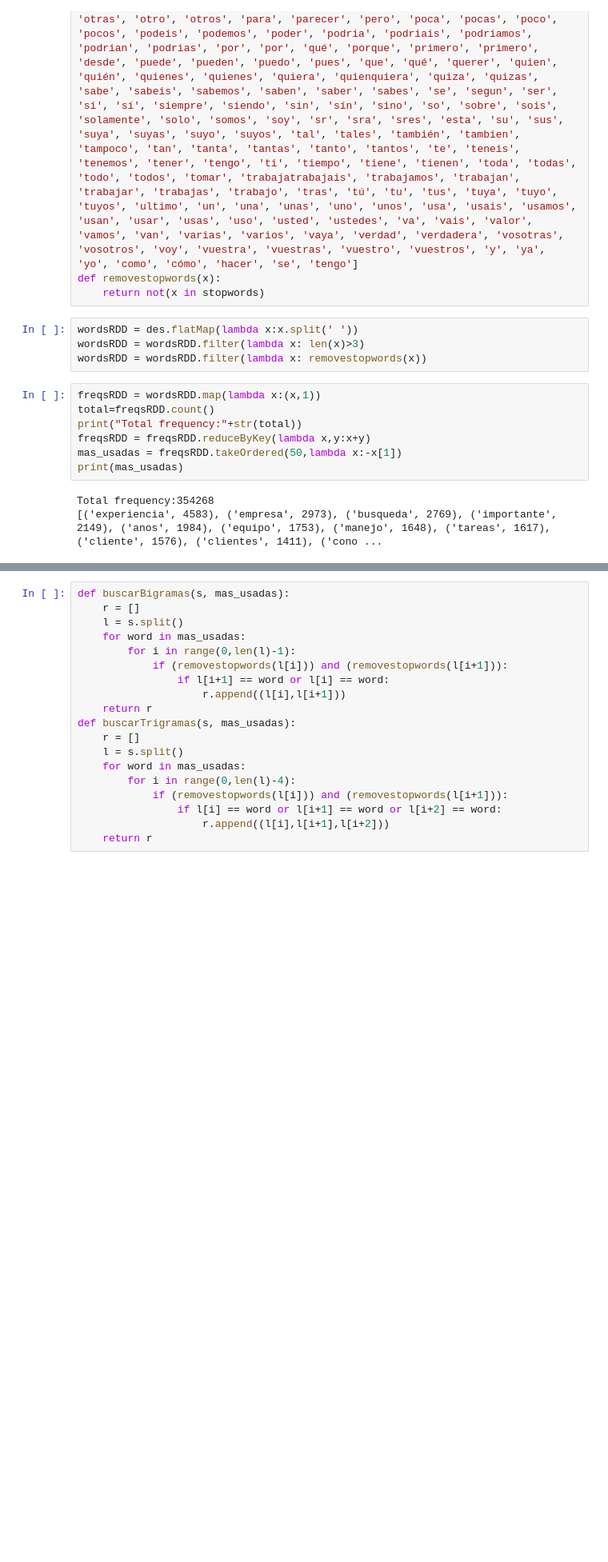
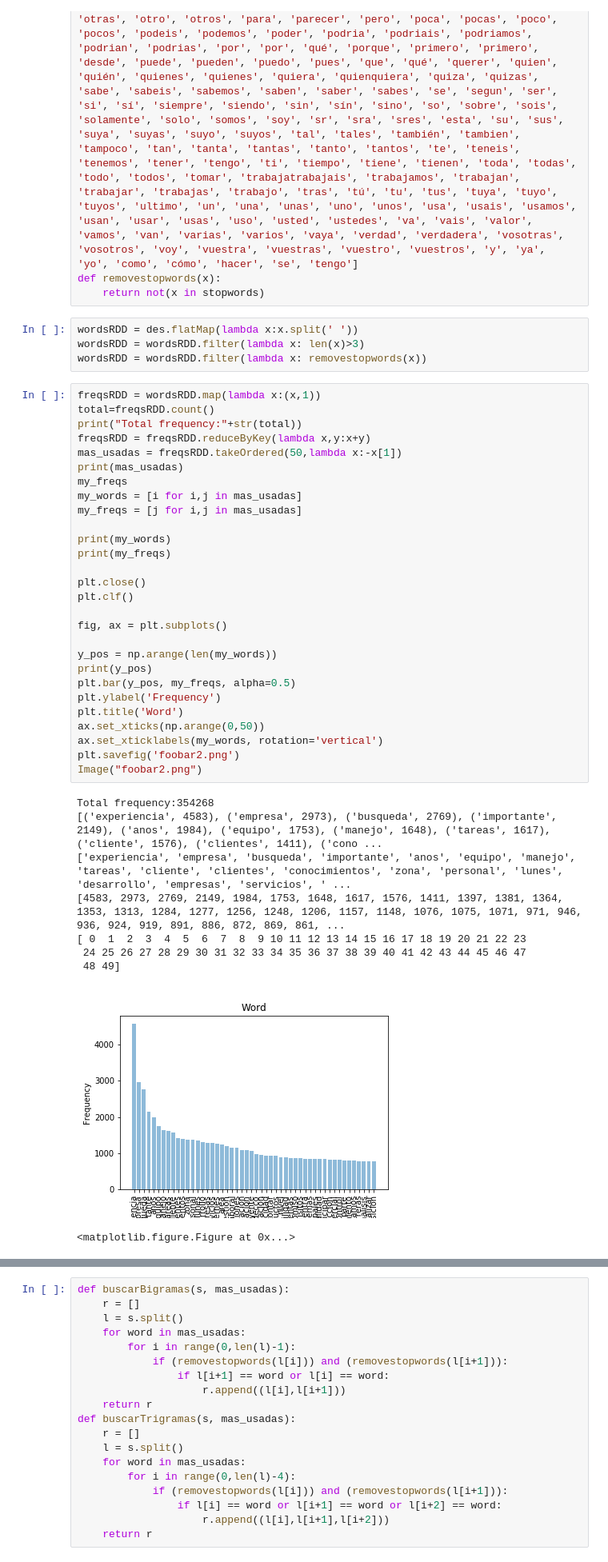
Before and after one commit to fcavazzoli/DatosTP, a Jupyter notebook: TP1 - Spark.ipynb, the cells around one changed output, grey strips where cells are left out. Shown at 80% size. Saved outputs shown, nothing was run; the diff lists cells and outputs as text; blank space fills up the shorter version.

```diff
--- a/TP1 - Spark.ipynb
+++ b/TP1 - Spark.ipynb
@@ -58,10 +58,38 @@ wordsRDD = wordsRDD.filter(lambda x: removestopwords(x))
 # %%
 freqsRDD = wordsRDD.map(lambda x:(x,1))
 total=freqsRDD.count()
 print("Total frequency:"+str(total))
 freqsRDD = freqsRDD.reduceByKey(lambda x,y:x+y)
 mas_usadas = freqsRDD.takeOrdered(50,lambda x:-x[1])
 print(mas_usadas)
+my_freqs
+my_words = [i for i,j in mas_usadas]
+my_freqs = [j for i,j in mas_usadas]
+
+print(my_words)
+print(my_freqs)
+
+plt.close()
+plt.clf()
+
+fig, ax = plt.subplots()
+
+y_pos = np.arange(len(my_words))
+print(y_pos)
+plt.bar(y_pos, my_freqs, alpha=0.5)
+plt.ylabel('Frequency')
+plt.title('Word')
+ax.set_xticks(np.arange(0,50))
+ax.set_xticklabels(my_words, rotation='vertical')
+plt.savefig('foobar2.png')
+Image("foobar2.png")
 # %% [output]
 Total frequency:354268
 [('experiencia', 4583), ('empresa', 2973), ('busqueda', 2769), ('importante', 2149), ('anos', 1984), ('equipo', 1753), ('manejo', 1648), ('tareas', 1617), ('cliente', 1576), ('clientes', 1411), ('cono ...
+['experiencia', 'empresa', 'busqueda', 'importante', 'anos', 'equipo', 'manejo', 'tareas', 'cliente', 'clientes', 'conocimientos', 'zona', 'personal', 'lunes', 'desarrollo', 'empresas', 'servicios', ' ...
+[4583, 2973, 2769, 2149, 1984, 1753, 1648, 1617, 1576, 1411, 1397, 1381, 1364, 1353, 1313, 1284, 1277, 1256, 1248, 1206, 1157, 1148, 1076, 1075, 1071, 971, 946, 936, 924, 919, 891, 886, 872, 869, 861, ...
+[ 0  1  2  3  4  5  6  7  8  9 10 11 12 13 14 15 16 17 18 19 20 21 22 23
+ 24 25 26 27 28 29 30 31 32 33 34 35 36 37 38 39 40 41 42 43 44 45 46 47
+ 48 49]
+[figure, added]
+<matplotlib.figure.Figure at 0x...>
```
Also changed, not shown: parts of 6 cells of this notebook, 2 other files.
